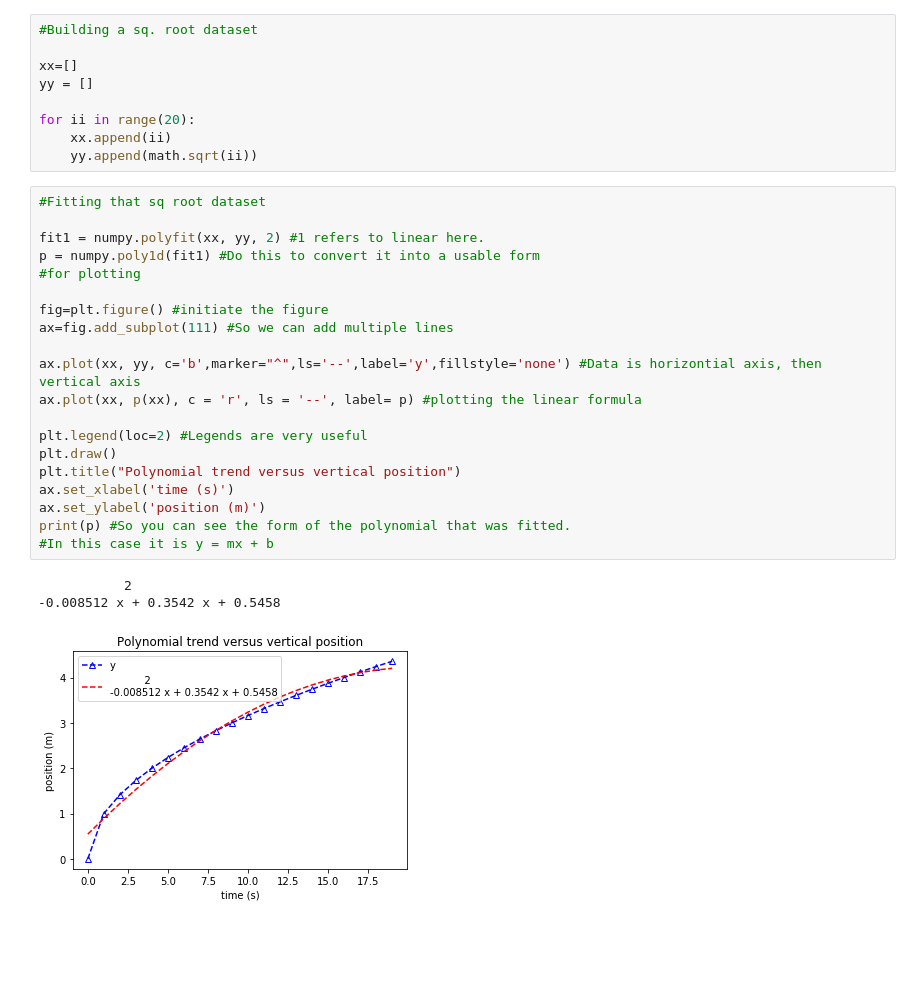
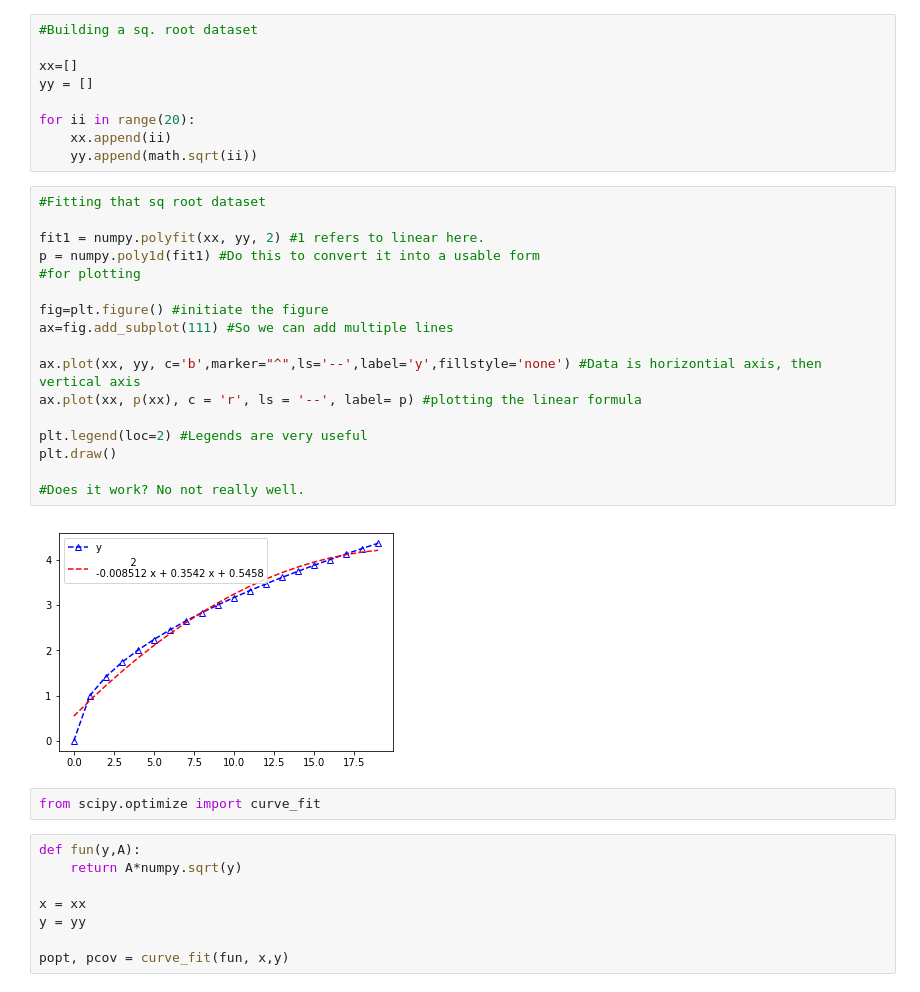
Before and after one commit to Dana-physicsLabs/PH1140, a Jupyter notebook: 1140PlottingWithFit.ipynb, the cells around one changed output. Drawn from its saved outputs; the diff is of its cells as text; blank space fills up the shorter version.

```diff
--- a/1140PlottingWithFit.ipynb
+++ b/1140PlottingWithFit.ipynb
@@ -68,24 +68,29 @@ for ii in range(20):
 # %%
 #Fitting that sq root dataset
 
 fit1 = numpy.polyfit(xx, yy, 2) #1 refers to linear here.
 p = numpy.poly1d(fit1) #Do this to convert it into a usable form
 #for plotting
 
 fig=plt.figure() #initiate the figure
 ax=fig.add_subplot(111) #So we can add multiple lines
 
 ax.plot(xx, yy, c='b',marker="^",ls='--',label='y',fillstyle='none') #Data is horizontial axis, then vertical axis
 ax.plot(xx, p(xx), c = 'r', ls = '--', label= p) #plotting the linear formula
 
 plt.legend(loc=2) #Legends are very useful
 plt.draw()
-plt.title("Polynomial trend versus vertical position")
-ax.set_xlabel('time (s)')
-ax.set_ylabel('position (m)')
-print(p) #So you can see the form of the polynomial that was fitted.
-#In this case it is y = mx + b
+
+#Does it work? No not really well.
 # %% [output]
-           2
--0.008512 x + 0.3542 x + 0.5458
-[figure, old version]
+[figure, new version]
+# %%
+from scipy.optimize import curve_fit
+# %%
+def fun(y,A):
+    return A*numpy.sqrt(y)
+
+x = xx
+y = yy
+
+popt, pcov = curve_fit(fun, x,y)
```
Also changed, not shown: parts of 1 cell of this notebook.
